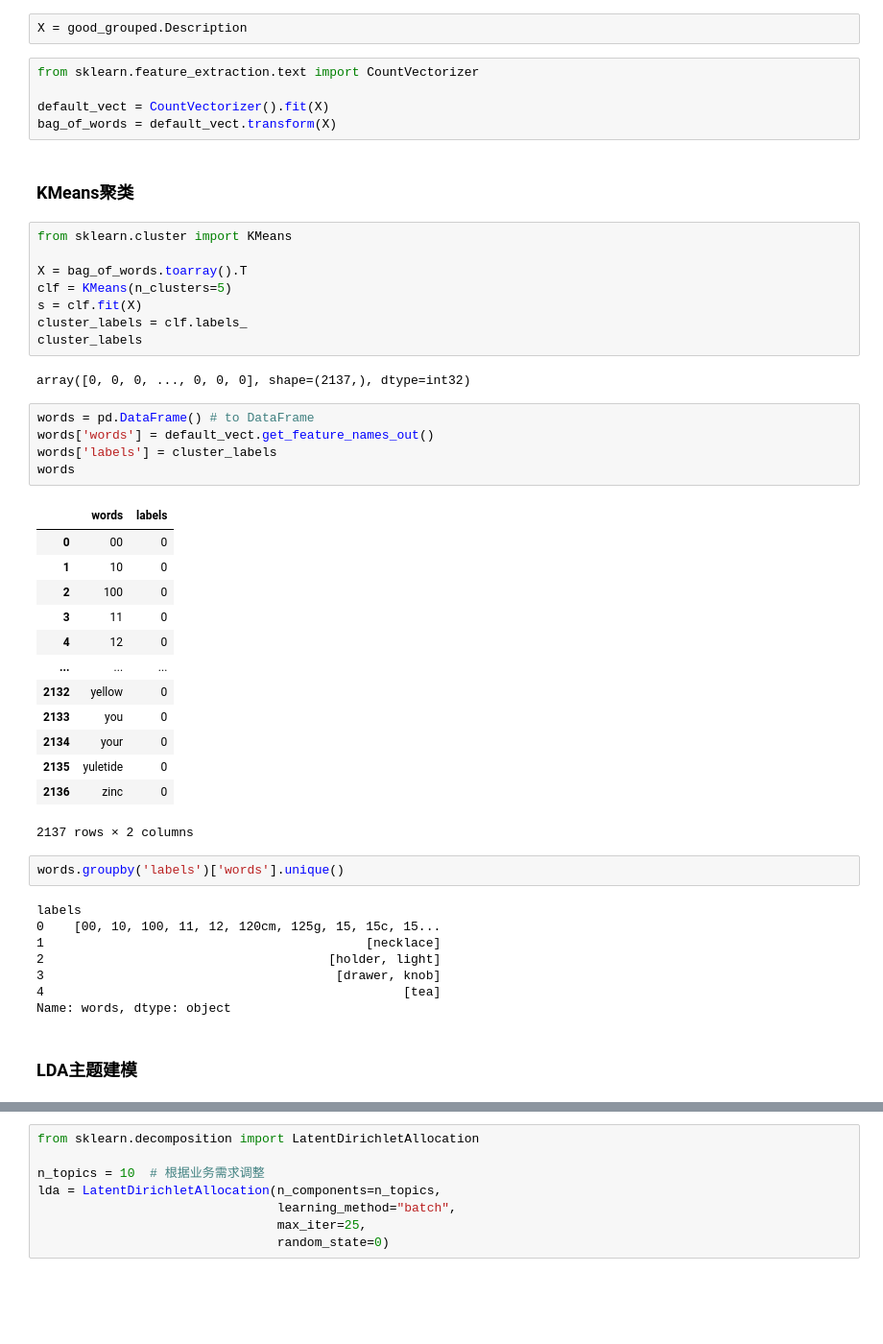
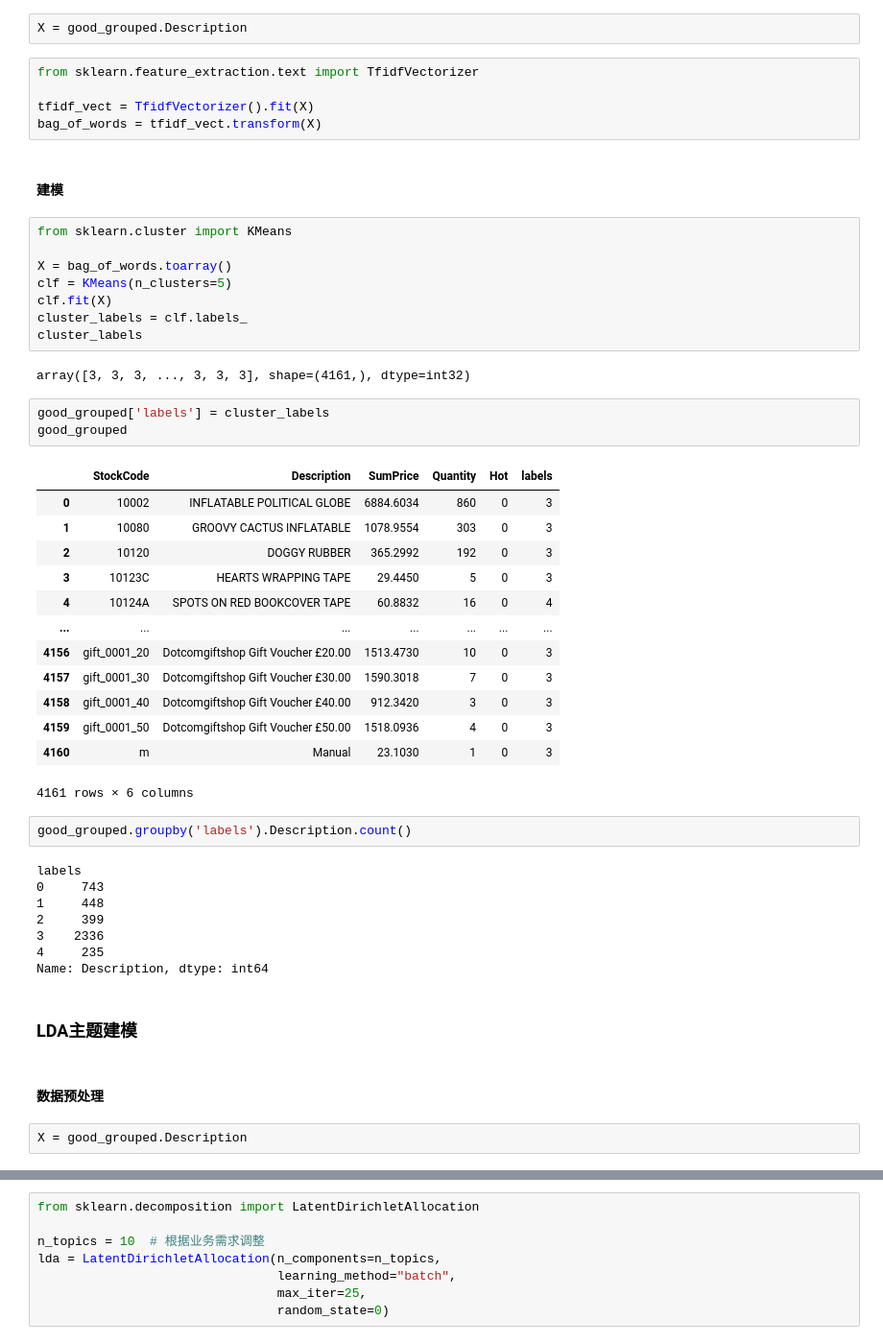
Before and after one commit to victolapan/Big-Data-Analytics-and-Visualization, a Jupyter notebook: Chapter5 Python文本挖掘/Chapter5 案例练习——Python文本挖掘.ipynb, the cells around one changed output, grey strips where cells are left out. Shown at 96% size. Cells and saved outputs as stored; diff of their text form; blank space fills up the shorter version.

```diff
--- a/Chapter5 Python文本挖掘/Chapter5 案例练习——Python文本挖掘.ipynb
+++ b/Chapter5 Python文本挖掘/Chapter5 案例练习——Python文本挖掘.ipynb
@@ -465,50 +467,52 @@ accuracy_score(y_test, y_pred)
 # %%
 X = good_grouped.Description
 # %%
-from sklearn.feature_extraction.text import CountVectorizer
+from sklearn.feature_extraction.text import TfidfVectorizer
 
-default_vect = CountVectorizer().fit(X)
-bag_of_words = default_vect.transform(X)
+tfidf_vect = TfidfVectorizer().fit(X)
+bag_of_words = tfidf_vect.transform(X)
-# %% [markdown]
-### KMeans聚类
+# %% [markdown]
+#### 建模
 # %%
 from sklearn.cluster import KMeans
 
-X = bag_of_words.toarray().T
+X = bag_of_words.toarray()
 clf = KMeans(n_clusters=5)
-s = clf.fit(X)
+clf.fit(X)
 cluster_labels = clf.labels_
 cluster_labels
 # %% [output]
-array([0, 0, 0, ..., 0, 0, 0], shape=(2137,), dtype=int32)
+array([3, 3, 3, ..., 3, 3, 3], shape=(4161,), dtype=int32)
-# %%
-words = pd.DataFrame() # to DataFrame
-words['words'] = default_vect.get_feature_names_out()
-words['labels'] = cluster_labels
-words
-# %% [output]
-|  | words | labels |
-| 0 | 00 | 0 |
-| 1 | 10 | 0 |
-| 2 | 100 | 0 |
-| 3 | 11 | 0 |
-| 4 | 12 | 0 |
-| ... | ... | ... |
-| 2132 | yellow | 0 |
-| 2133 | you | 0 |
-| 2134 | your | 0 |
-| 2135 | yuletide | 0 |
-| 2136 | zinc | 0 |
-2137 rows × 2 columns
-# %%
-words.groupby('labels')['words'].unique()
-# %% [output]
-labels
-0    [00, 10, 100, 11, 12, 120cm, 125g, 15, 15c, 15...
-1                                           [necklace]
-2                                      [holder, light]
-3                                       [drawer, knob]
-4                                                [tea]
-Name: words, dtype: object
+# %%
+good_grouped['labels'] = cluster_labels
+good_grouped
+# %% [output]
+|  | StockCode | Description | SumPrice | Quantity | Hot | labels |
+| 0 | 10002 | INFLATABLE POLITICAL GLOBE | 6884.6034 | 860 | 0 | 3 |
+| 1 | 10080 | GROOVY CACTUS INFLATABLE | 1078.9554 | 303 | 0 | 3 |
+| 2 | 10120 | DOGGY RUBBER | 365.2992 | 192 | 0 | 3 |
+| 3 | 10123C | HEARTS WRAPPING TAPE | 29.4450 | 5 | 0 | 3 |
+| 4 | 10124A | SPOTS ON RED BOOKCOVER TAPE | 60.8832 | 16 | 0 | 4 |
+| ... | ... | ... | ... | ... | ... | ... |
+| 4156 | gift_0001_20 | Dotcomgiftshop Gift Voucher £20.00 | 1513.4730 | 10 | 0 | 3 |
+| 4157 | gift_0001_30 | Dotcomgiftshop Gift Voucher £30.00 | 1590.3018 | 7 | 0 | 3 |
+| 4158 | gift_0001_40 | Dotcomgiftshop Gift Voucher £40.00 | 912.3420 | 3 | 0 | 3 |
+| 4159 | gift_0001_50 | Dotcomgiftshop Gift Voucher £50.00 | 1518.0936 | 4 | 0 | 3 |
+| 4160 | m | Manual | 23.1030 | 1 | 0 | 3 |
+4161 rows × 6 columns
+# %%
+good_grouped.groupby('labels').Description.count()
+# %% [output]
+labels
+0     743
+1     448
+2     399
+3    2336
+4     235
+Name: Description, dtype: int64
 # %% [markdown]
 ### LDA主题建模
+# %% [markdown]
+#### 数据预处理
+# %%
+X = good_grouped.Description
```
Also changed, not shown: parts of 5 cells of this notebook, 1 other file.
